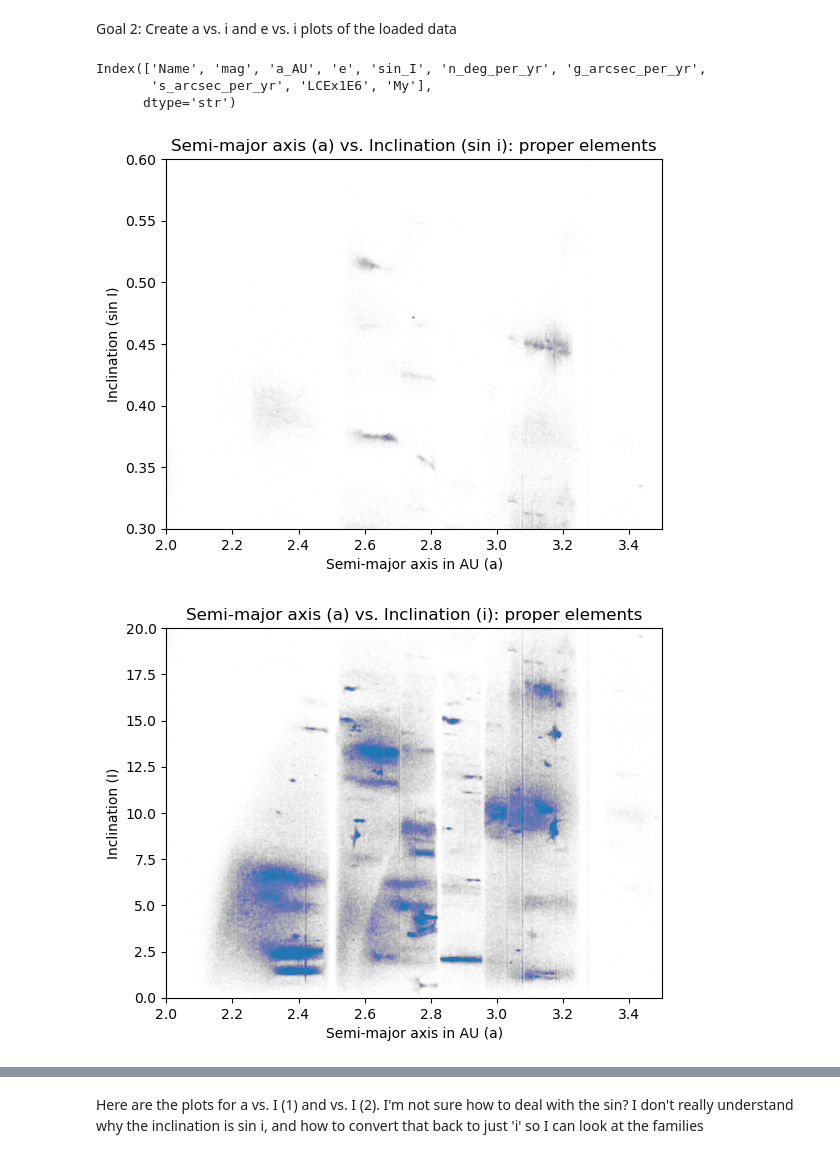
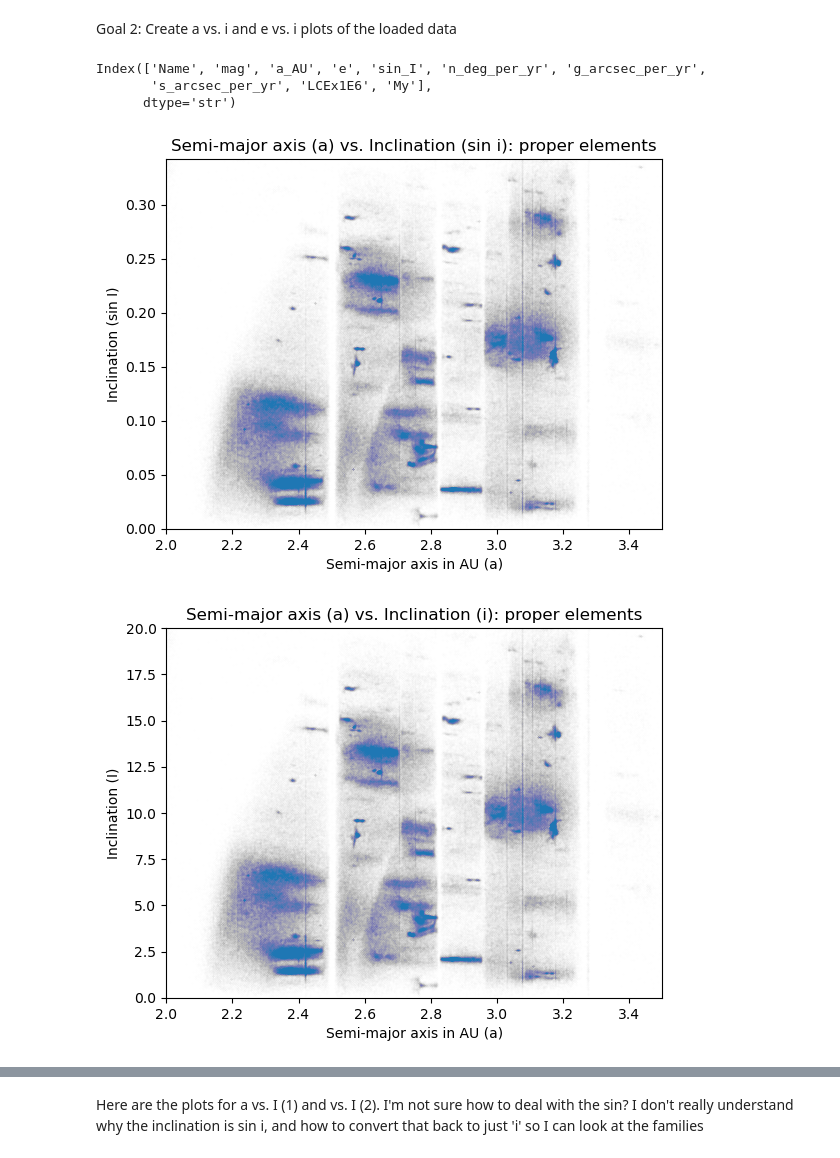
Before and after one commit to olincollege/scicomp-p2-alex_asteroids, a Jupyter notebook: Asteroid_family_exploration.ipynb, the cells around one changed output, grey strips where cells are left out. Cells and saved outputs as stored; diff of their text form; code cells hidden in the pictures.

```diff
--- a/Asteroid_family_exploration.ipynb
+++ b/Asteroid_family_exploration.ipynb
@@ -43,39 +43,40 @@ mp.scatter(df['a_AU'], df['sin_I'], s = 0.1, alpha = 0.01)
 mp.ylabel("Inclination (sin I)")
 mp.xlabel("Semi-major axis in AU (a)")
 mp.xlim(2, 3.5)
-mp.ylim(0.3, 0.6)
+mp.ylim(0, np.sin(np.radians(20)))
 mp.title("Semi-major axis (a) vs. Inclination (sin i): proper elements")
 mp.show()
 
 mp.figure()
 mp.scatter(df['a_AU'], I_degrees, s = 0.1, alpha = 0.01)
 mp.ylabel("Inclination (I)")
 mp.xlabel("Semi-major axis in AU (a)")
 mp.xlim(2, 3.5)
 mp.ylim(0, 20)
 mp.title("Semi-major axis (a) vs. Inclination (i): proper elements")
 mp.show()
 
 
 mp.figure()
 mp.scatter(df['e'], df['sin_I'], s = 0.1, alpha = 0.01)
 mp.ylabel("Inclination (sin I)")
 mp.xlabel("Eccentricity (e)")
 mp.xlim(0, 0.3)
+mp.ylim(0, np.sin(np.radians(20)))
 mp.title("Eccentricity (e) vs. Inclination (sin i): proper elements")
 mp.show()
 
 mp.figure()
 mp.scatter(df['e'], I_degrees, s = 0.1, alpha = 0.01)
 mp.ylabel("Inclination (I)")
 mp.xlabel("Eccentricity (e)")
 mp.xlim(0, 0.3)
 mp.ylim(0, 20)
 mp.title("Eccentricity (e) vs. Inclination (i): proper elements")
 mp.show()
 # %% [output]
 Index(['Name', 'mag', 'a_AU', 'e', 'sin_I', 'n_deg_per_yr', 'g_arcsec_per_yr',
        's_arcsec_per_yr', 'LCEx1E6', 'My'],
       dtype='str')
-[figure, old version]
+[figure, new version]
 [figure]
```
Also changed, not shown: parts of 5 cells of this notebook.
